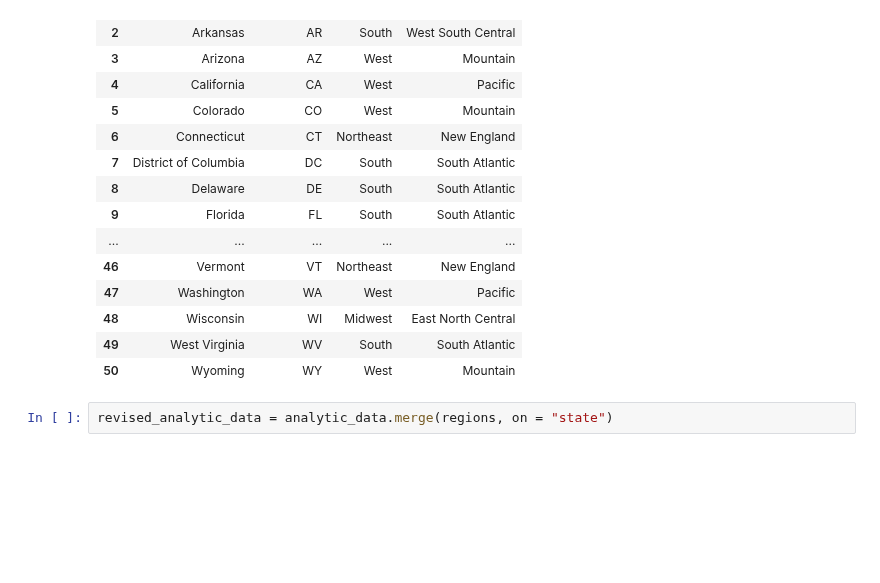
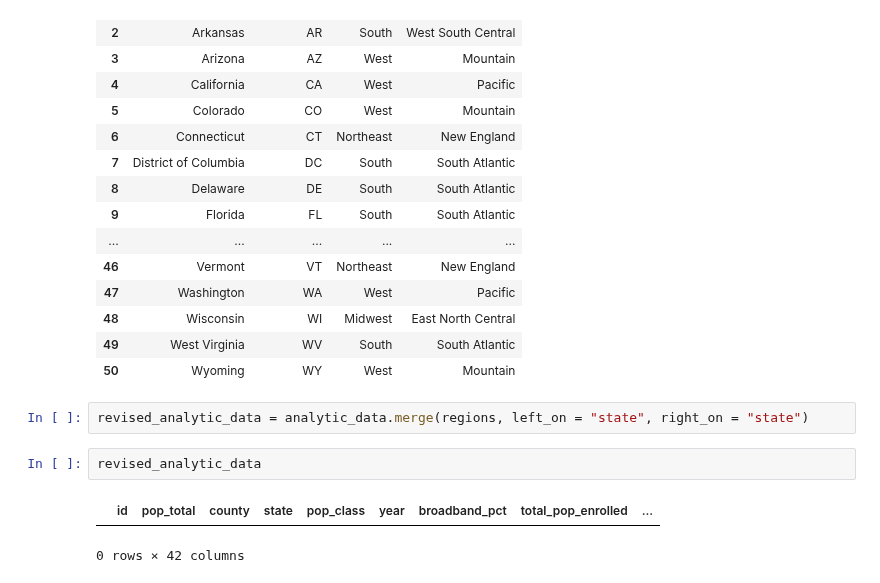
Before and after one commit to mosymns13/DS4A-Team13-Digital-Divide-Project, a Jupyter notebook: Analytic Dataset.ipynb, the cells around one changed output. Saved outputs shown, nothing was run; the diff lists cells and outputs as text; blank space fills up the shorter version.

```diff
--- a/Analytic Dataset.ipynb
+++ b/Analytic Dataset.ipynb
@@ -272,7 +272,12 @@ regions
 | 49 | West Virginia | WV | South | South Atlantic |
 | 50 | Wyoming | WY | West | Mountain |
 # %%
-revised_analytic_data = analytic_data.merge(regions, on = "state")
+revised_analytic_data = analytic_data.merge(regions, left_on = "state", right_on = "state")
+# %%
+revised_analytic_data
+# %% [output]
+|  | id | pop_total | county | state | pop_class | year | broadband_pct | total_pop_enrolled | ... |
+0 rows × 42 columns
 # %%
 sns.jointplot(data = revised_analytic_data, x = "broadband_pct", y = "est_unemp_pop_ratio_16_over",
              hue = "region", height = 8);
```
Also changed, not shown: parts of 9 cells of this notebook.
